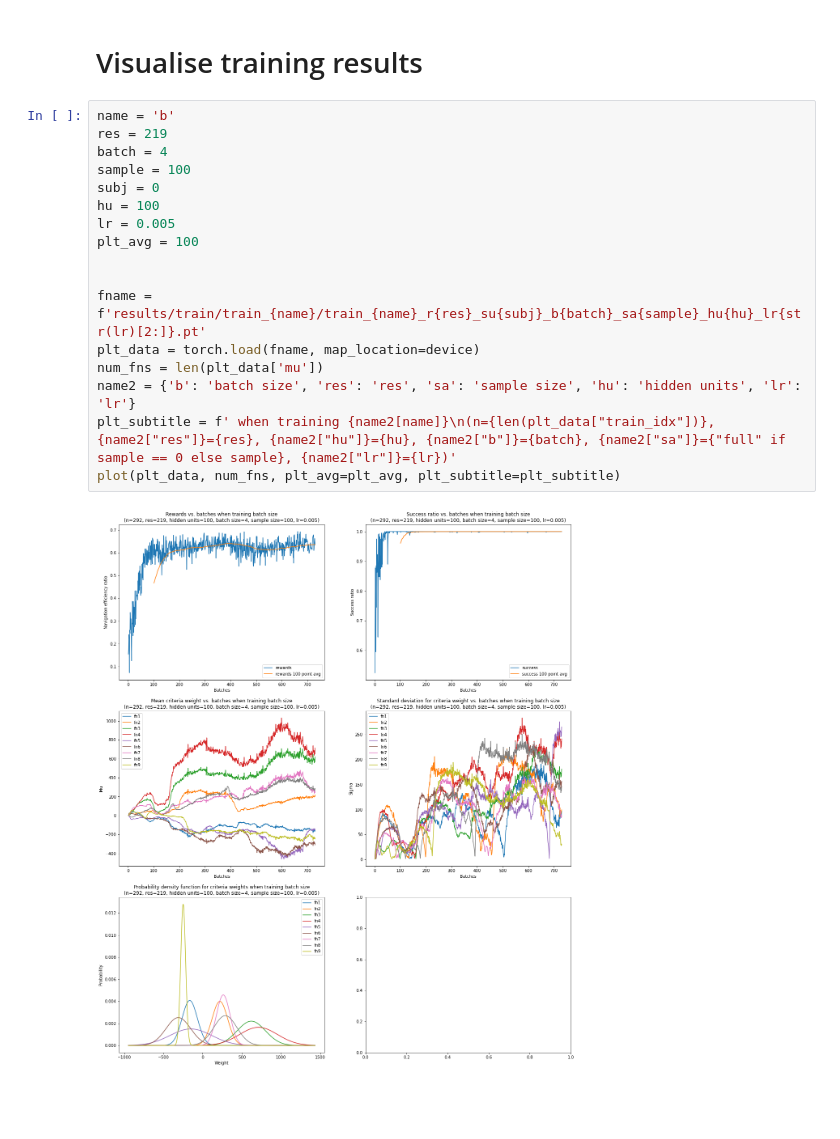
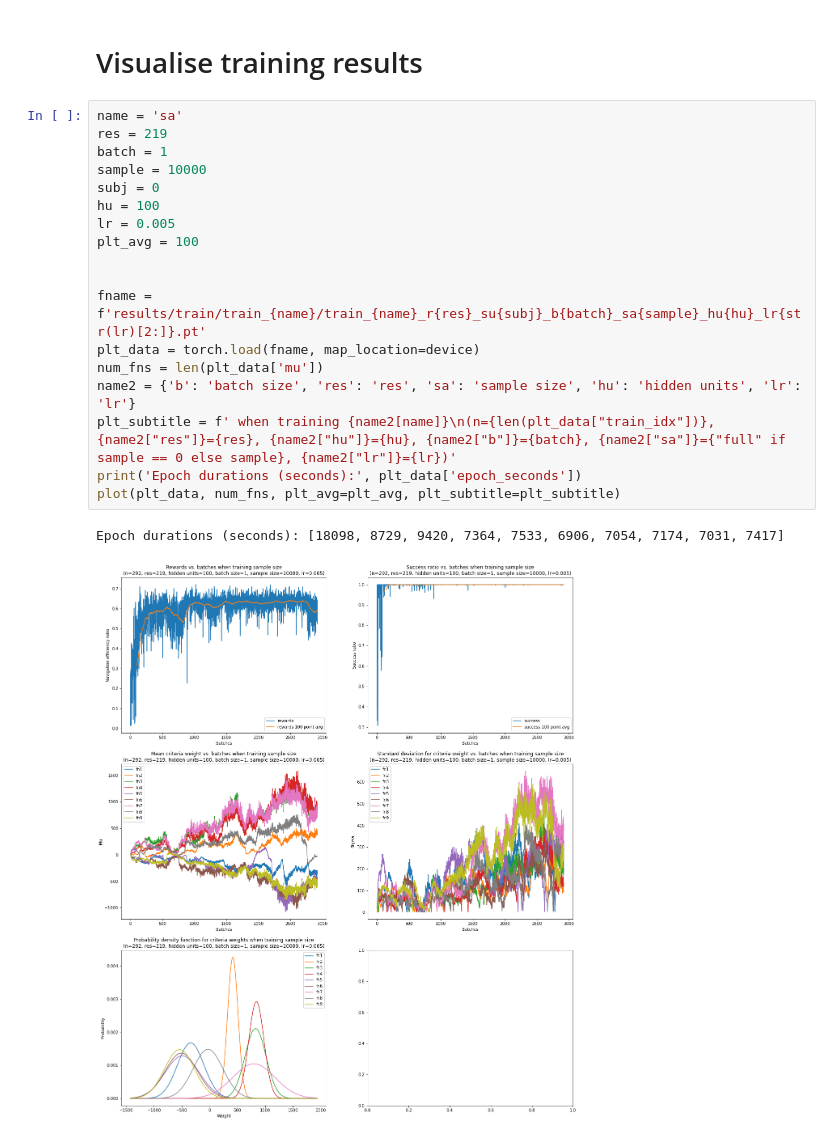
Before and after one commit to Alex-MobileApps/preferred-paths, a Jupyter notebook: eval.ipynb, the cells around one changed output. Cells and saved outputs as stored; diff of their text form; blank space fills up the shorter version.

Commit message:
Added epoch duration to eval

```diff
--- a/eval.ipynb
+++ b/eval.ipynb
@@ -5,21 +5,23 @@ from utils import device
 # %% [markdown]
 # Visualise training results
 # %%
-name = 'b'
+name = 'sa'
 res = 219
-batch = 4
-sample = 100
+batch = 1
+sample = 10000
 subj = 0
 hu = 100
 lr = 0.005
 plt_avg = 100
 
 
 fname = f'results/train/train_{name}/train_{name}_r{res}_su{subj}_b{batch}_sa{sample}_hu{hu}_lr{str(lr)[2:]}.pt'
 plt_data = torch.load(fname, map_location=device)
 num_fns = len(plt_data['mu'])
 name2 = {'b': 'batch size', 'res': 'res', 'sa': 'sample size', 'hu': 'hidden units', 'lr': 'lr'}
 plt_subtitle = f' when training {name2[name]}\n(n={len(plt_data["train_idx"])}, {name2["res"]}={res}, {name2["hu"]}={hu}, {name2["b"]}={batch}, {name2["sa"]}={"full" if sample == 0 else sample}, {name2["lr"]}={lr})'
+print('Epoch durations (seconds):', plt_data['epoch_seconds'])
 plot(plt_data, num_fns, plt_avg=plt_avg, plt_subtitle=plt_subtitle)
 # %% [output]
+Epoch durations (seconds): [18098, 8729, 9420, 7364, 7533, 6906, 7054, 7174, 7031, 7417]
-[figure, old version]
+[figure, new version]
```
